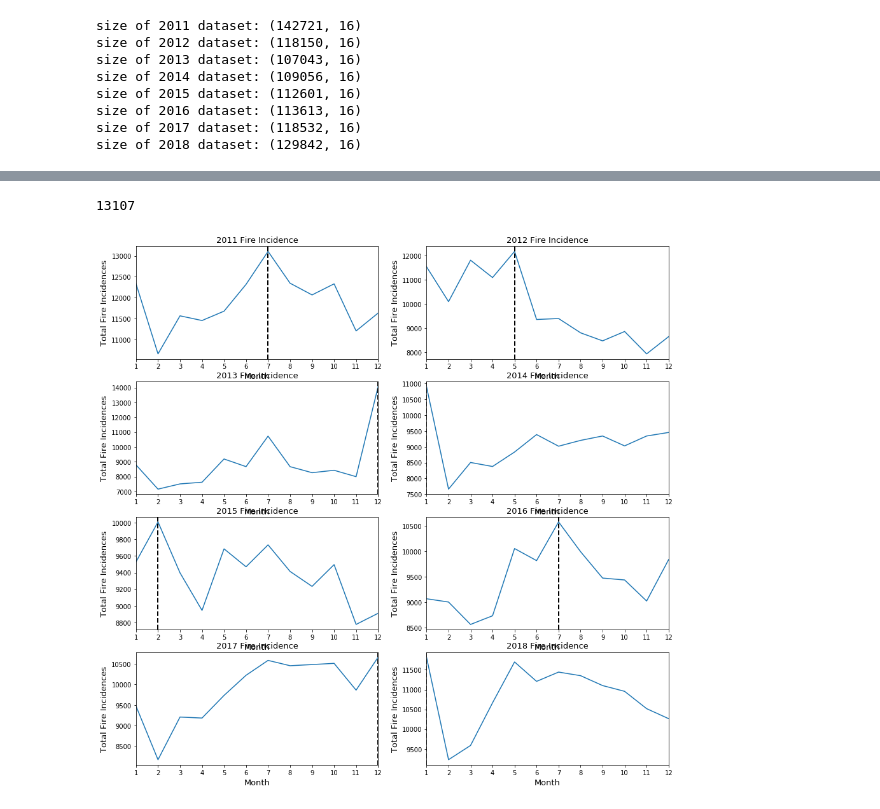
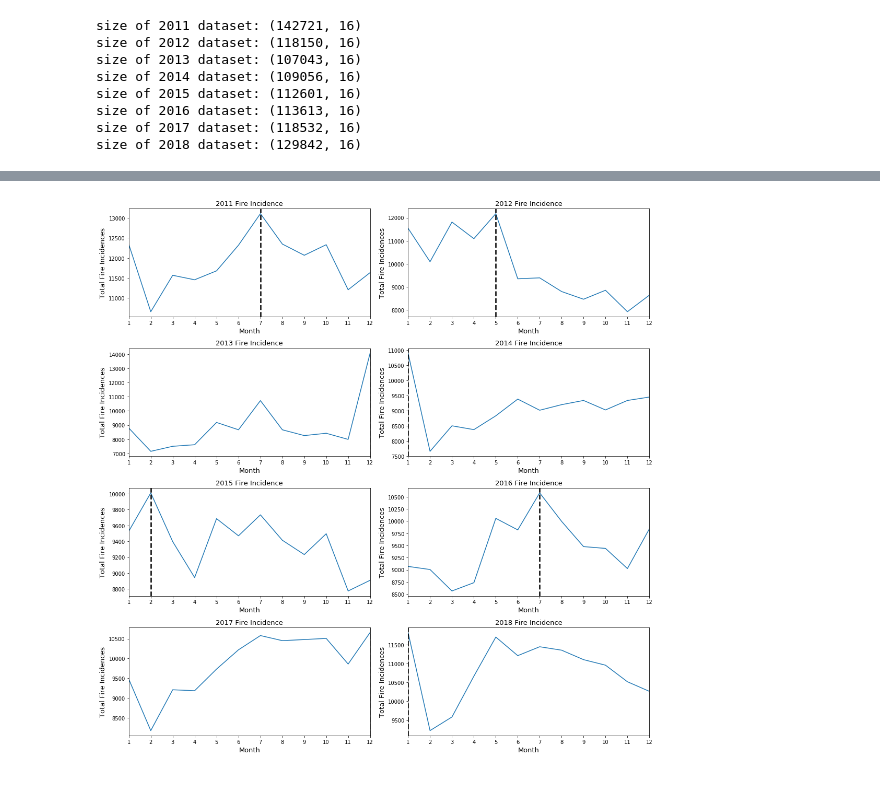
Before and after one commit to 00chengh/toronto_fire_incidents_analysis, a Jupyter notebook: TFS.ipynb, the cells around one changed output, grey strips where cells are left out. Cells and saved outputs as stored; diff of their text form; code cells hidden in the pictures.

Commit message:
first commit images

```diff
--- a/TFS.ipynb
+++ b/TFS.ipynb
@@ -198,5 +198,3 @@ df[0].head()
 | 2 | F11000012 | Medical | Medical | 89 - Other Medical | 1 | ... |
 | 3 | F11000013 | FIG - Fire - Grass/Rubbish | Emergency Fire | 03 - NO LOSS OUTDOOR fire (exc: S... | 1 | ... |
 | 4 | F11000014 | FAHR - Alarm Highrise Residential | Emergency Fire | 33 - Human - Malicious intent, prank | 1 | ... |
-# %%
-df[0]['month'] = pd.DatetimeIndex(df[0]['TFS Alarm Time']).month
@@ -246,20 +201,3 @@ row.
-# %%
-fig, axes= plt.subplots(nrows=3, ncols=2)
-# fig.delaxes(ax[3,1])
-
-for index, i in enumerate(qual):
-
-    ix = np.unravel_index(index, axes.shape)
-    df_all[i].value_counts()[:10].plot(kind='bar', figsize=(15,30), ax=axes[ix], title=i)
-
-    plt.xticks(rotation=45)
-
-    plt.tight_layout()
-plt.show()
-# %%
-df[0].groupby(df[0]['month']).count()['TFS Alarm Time'].max()
-# %% [output]
-13107
 # %%
 # fig, axes= plt.subplots(nrows=4, ncols=2)
 
@@ -279,28 +217,30 @@ df[0].groupby(df[0]['month']).count()['TFS Alarm Time'].max()
 # %%
 fig, axes= plt.subplots(nrows=4, ncols=2, figsize=(15,15))
 
 for i, ax in enumerate(axes.flatten()):
 
 
     df[i]['month'] = pd.DatetimeIndex(df[i]['TFS Alarm Time']).month
     maximum = df[i].groupby(df[i]['month']).count()['TFS Alarm Time'].values.argmax() + 1
 
     ix = np.unravel_index(i, axes.shape)
 
 #     (df[i].groupby(df[i]['month']).count()['TFS Alarm Time']).plot(ax=axes[ix],
 #                                                                    figsize=(15,17),
 #                                                                   xticks=np.arange(1,13,1))
 
     ax.plot(np.arange(1,13), df[i].groupby(df[i]['month']).count()['TFS Alarm Time'])
 
 
-    ax.axvline(x=maximum, color='black', linestyle='--', linewidth=2)
+    ax.axvline(x=maximum, color='black', linestyle='--', linewidth=2.5)
     ax.set_xticks(np.arange(1,13,1))
     ax.set_xlabel('Month', size=13)
     ax.set_ylabel('Total Fire Incidences', size=13)
     ax.set_title(f'201{i+1} Fire Incidence', size=13)
     ax.set_xlim(1,12)
 
+    plt.tight_layout()
+
 plt.show()
 # %% [output]
-[figure, old version]
+[figure, new version]
```
Also changed, not shown: parts of 5 cells of this notebook, 1 other file.
